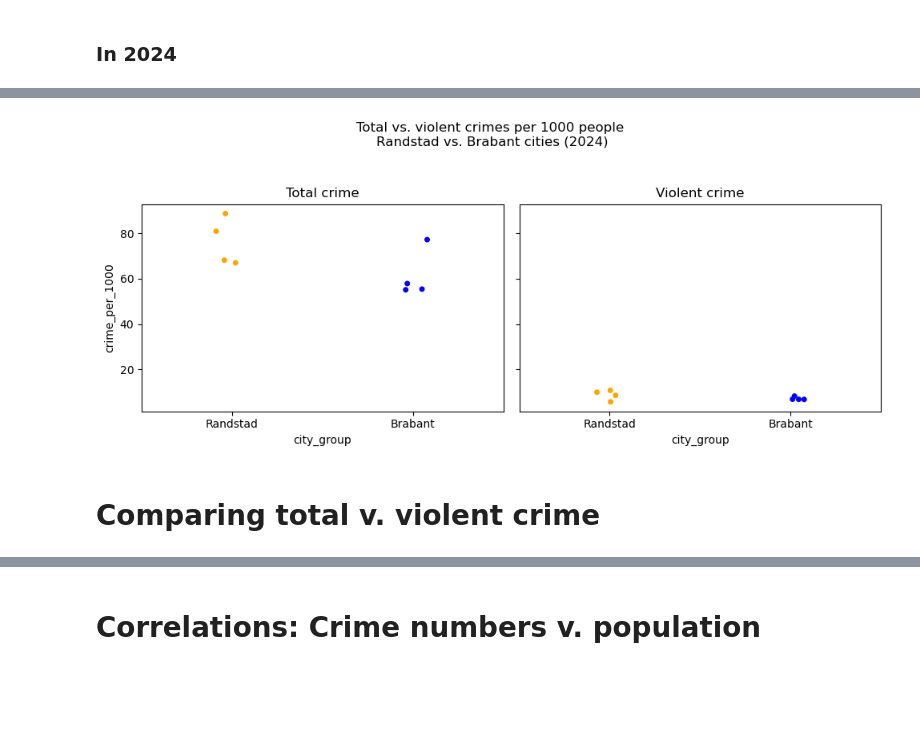
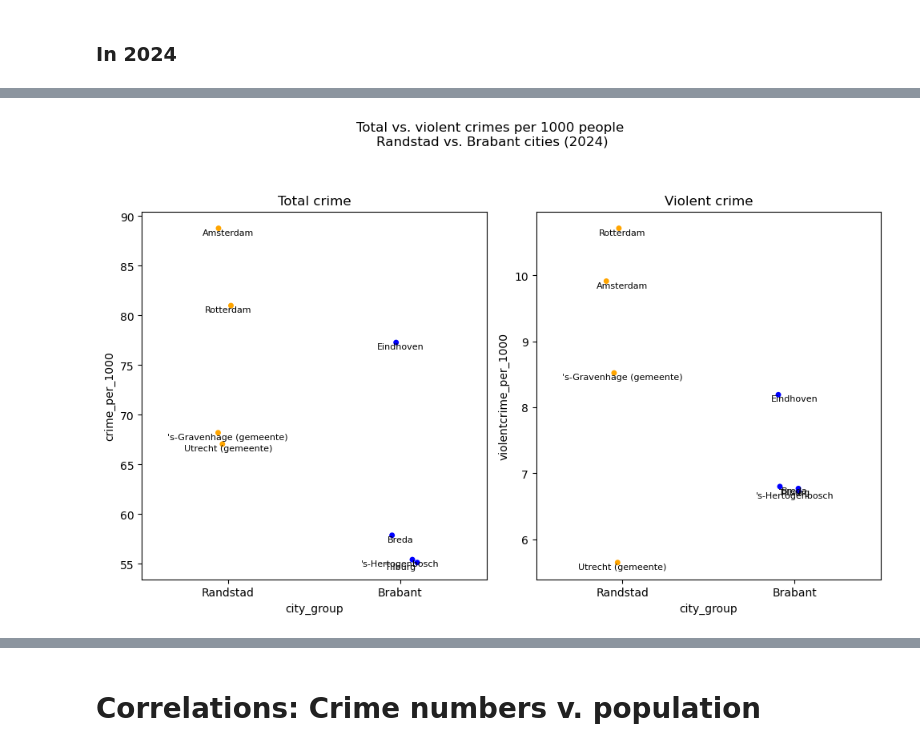
Before and after one commit to chels-j/NLViolentCrime, a Jupyter notebook: NLCrimeAnalysis.ipynb, the cells around one changed output, grey strips where cells are left out. Drawn from its saved outputs; the diff is of its cells as text; code cells hidden in the pictures; blank space fills up the shorter version.

```diff
--- a/NLCrimeAnalysis.ipynb
+++ b/NLCrimeAnalysis.ipynb
@@ -1513,58 +1471,56 @@ plt.show()
 ## Dual strip plot showing total crime vs. violent crime differences between major cities in Brabant v. Randstad
 
 ## Set figure properties
-f, axs = plt.subplots(1, 2, figsize=(10, 4), gridspec_kw=dict(width_ratios=[4, 4]), sharex=True)
+f, axs = plt.subplots(1, 2, figsize=(10, 6), gridspec_kw=dict(width_ratios=[4, 4]), sharex=True)
 
 
 ## Strip plot comparing total crime per city in each group for 2024
 ax = sns.stripplot(data=bvrgroups_2024,
             x='city_group',
             y='crime_per_1000',
             hue='city_group',
                   jitter=True,
                   ax=axs[0],
                   legend=False,
                   palette=['orange','blue'])
 
 ## Strip plot comparing violent crime per city in each group for 2024
 ax = sns.stripplot(data=bvrviolent_2024,
             x='city_group',
             y='violentcrime_per_1000',
             hue='city_group',
                   jitter=True,
                   ax=axs[1],
                   legend=False,
                   palette=['orange','blue'])
 
-## Plot 2024 total crime levels for Randstad v. Brabant
-# for i, row in bvrgroups_2024.iterrows():
-#     ax[0].text(
-#         x=row['city_group'],  # x position (categorical, so use the category directly)
-#         y=row['crime_per_1000'],  # y position
-#         s=row['region'],  # Label from the 'time' column (replace with 'region' for your data)
-#         ha="center",
-#         va="top",
-#         fontsize=8)
+# Plot 2024 total crime levels for Randstad v. Brabant
+for i, row in bvrgroups_2024.iterrows():
+    axs[0].text(
+        x=row['city_group'],  # x position (categorical, so use the category directly)
+        y=row['crime_per_1000'],  # y position
+        s=row['region'],  # Label from the 'time' column (replace with 'region' for your data)
+        ha="center",
+        va="top",
+        fontsize=8)
 
-# ## Plot 2024 violent crime levels for Randstad v. Brabant
-# for i, row in bvrviolent_2024.iterrows():
-#     ax[1].text(
-#         x=row['city_group'],  # x position (categorical, so use the category directly)
-#         y=row['violentcrime_per_1000'],  # y position
-#         s=row['region'],  # Label from the 'time' column (replace with 'region' for your data)
-#         ha="center",
-#         va="top",
-#         fontsize=8)
+## Plot 2024 violent crime levels for Randstad v. Brabant
+for i, row in bvrviolent_2024.iterrows():
+    axs[1].text(
+        x=row['city_group'],  # x position (categorical, so use the category directly)
+        y=row['violentcrime_per_1000'],  # y position
+        s=row['region'],  # Label from the 'time' column (replace with 'region' for your data)
+        ha="center",
+        va="top",
+        fontsize=8)
 
 
 # Set titles
 f.suptitle('Total vs. violent crimes per 1000 people \nRandstad vs. Brabant cities (2024)', y=1.05)
 axs[0].set_title('Total crime')
 axs[1].set_title('Violent crime')
 
 
 f.tight_layout()
 # %% [output]
-[figure, old version]
+[figure, new version]
-# %% [markdown]
-# Comparing total v. violent crime
```
Also changed, not shown: parts of 25 cells of this notebook.
